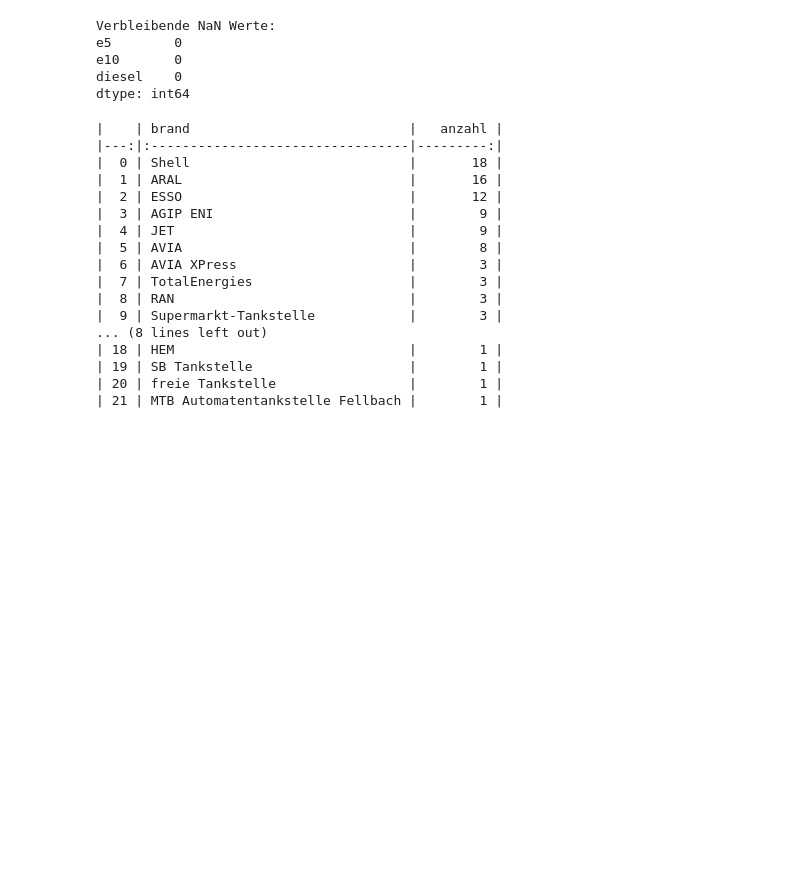
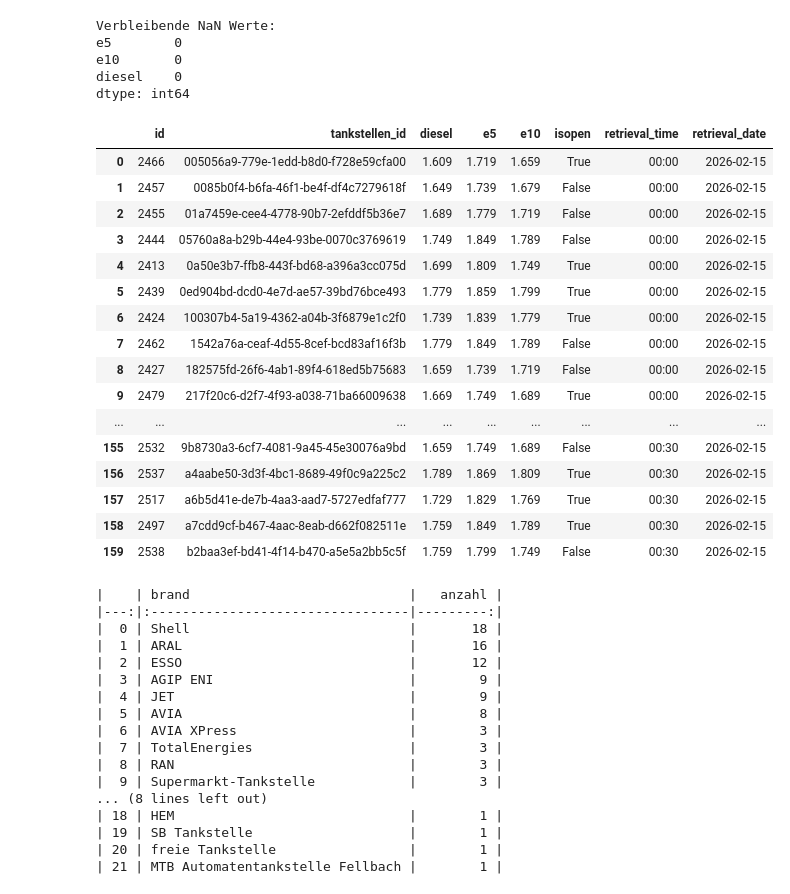
Before and after one commit to patrickpetre823/gasstation-price-analysis, a Jupyter notebook: exploration.ipynb, the cells around one changed output. Saved outputs shown, nothing was run; the diff lists cells and outputs as text; code cells hidden in the pictures; blank space fills up the shorter version.

Commit message:
working on ffill order fix

```diff
--- a/exploration.ipynb
+++ b/exploration.ipynb
@@ -249,19 +249,46 @@ Vergleich Durchschnittspreise Access Station Stuttgart:
 | e10    |               1.8704 |              1.8704 |             0   |
 | diesel |               1.9983 |              1.9983 |             0   |
 # %%
+
 df_filled = df.copy()
+df_filled["original_order"] = range(len(df_filled))
+
 df_filled = df_filled.sort_values(['tankstellen_id', 'retrieval_date', 'retrieval_time'])
 df_filled[['e5', 'e10', 'diesel']] = df_filled.groupby('tankstellen_id')[['e5', 'e10', 'diesel']].ffill()
 
 # Prüfen ob noch NaN Werte vorhanden sind
 print("Verbleibende NaN Werte:")
 print(df_filled[['e5', 'e10', 'diesel']].isnull().sum())
+
+# 3. Zurück zur ursprünglichen Reihenfolge sortieren
+df_filled = df_filled.sort_values('original_order').drop(columns=['original_order']).reset_index(drop=True)
+#df_filled = df_filled.sort_values(['retrieval_date', 'retrieval_time',]).reset_index(drop=True)
 # %% [output]
 Verbleibende NaN Werte:
 e5        0
 e10       0
 diesel    0
 dtype: int64
+# %%
+df_filled.head(160)
+# %% [output]
+|  | id | tankstellen_id | diesel | e5 | e10 | isopen | retrieval_time | retrieval_date |
+| 0 | 2466 | 005056a9-779e-1edd-b8d0-f728e59cfa00 | 1.609 | 1.719 | 1.659 | True | 00:00 | 2026-02-15 |
+| 1 | 2457 | 0085b0f4-b6fa-46f1-be4f-df4c7279618f | 1.649 | 1.739 | 1.679 | False | 00:00 | 2026-02-15 |
+| 2 | 2455 | 01a7459e-cee4-4778-90b7-2efddf5b36e7 | 1.689 | 1.779 | 1.719 | False | 00:00 | 2026-02-15 |
+| 3 | 2444 | 05760a8a-b29b-44e4-93be-0070c3769619 | 1.749 | 1.849 | 1.789 | False | 00:00 | 2026-02-15 |
+| 4 | 2413 | 0a50e3b7-ffb8-443f-bd68-a396a3cc075d | 1.699 | 1.809 | 1.749 | True | 00:00 | 2026-02-15 |
+| 5 | 2439 | 0ed904bd-dcd0-4e7d-ae57-39bd76bce493 | 1.779 | 1.859 | 1.799 | True | 00:00 | 2026-02-15 |
+| 6 | 2424 | 100307b4-5a19-4362-a04b-3f6879e1c2f0 | 1.739 | 1.839 | 1.779 | True | 00:00 | 2026-02-15 |
+| 7 | 2462 | 1542a76a-ceaf-4d55-8cef-bcd83af16f3b | 1.779 | 1.849 | 1.789 | False | 00:00 | 2026-02-15 |
+| 8 | 2427 | 182575fd-26f6-4ab1-89f4-618ed5b75683 | 1.659 | 1.739 | 1.719 | False | 00:00 | 2026-02-15 |
+| 9 | 2479 | 217f20c6-d2f7-4f93-a038-71ba66009638 | 1.669 | 1.749 | 1.689 | True | 00:00 | 2026-02-15 |
+| ... | ... | ... | ... | ... | ... | ... | ... | ... |
+| 155 | 2532 | 9b8730a3-6cf7-4081-9a45-45e30076a9bd | 1.659 | 1.749 | 1.689 | False | 00:30 | 2026-02-15 |
+| 156 | 2537 | a4aabe50-3d3f-4bc1-8689-49f0c9a225c2 | 1.789 | 1.869 | 1.809 | True | 00:30 | 2026-02-15 |
+| 157 | 2517 | a6b5d41e-de7b-4aa3-aad7-5727edfaf777 | 1.729 | 1.829 | 1.769 | True | 00:30 | 2026-02-15 |
+| 158 | 2497 | a7cdd9cf-b467-4aac-8eab-d662f082511e | 1.759 | 1.849 | 1.789 | True | 00:30 | 2026-02-15 |
+| 159 | 2538 | b2baa3ef-bd41-4f14-b470-a5e5a2bb5c5f | 1.759 | 1.799 | 1.749 | False | 00:30 | 2026-02-15 |
 # %%
 
 color_map = {
```
Also changed, not shown: parts of 4 cells of this notebook, 2 other files.
